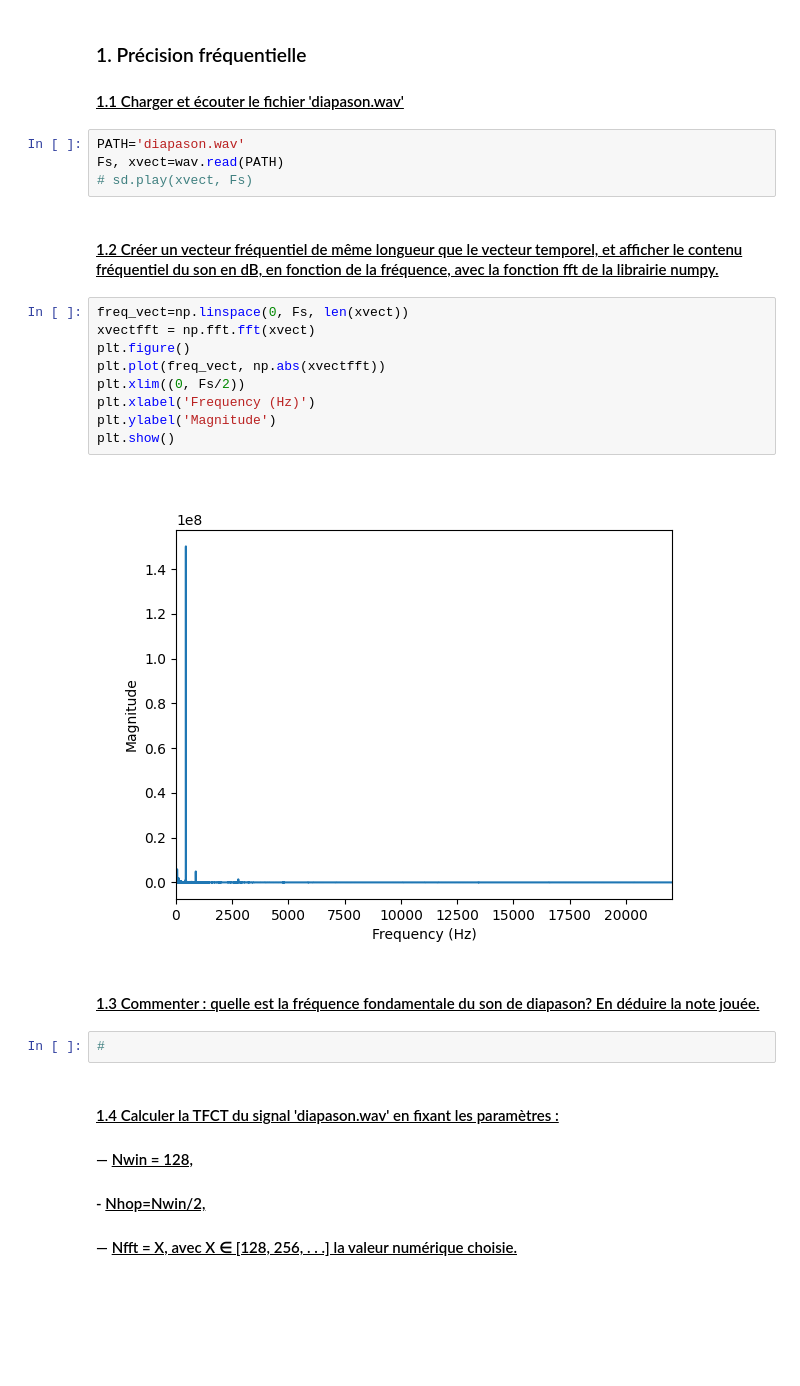
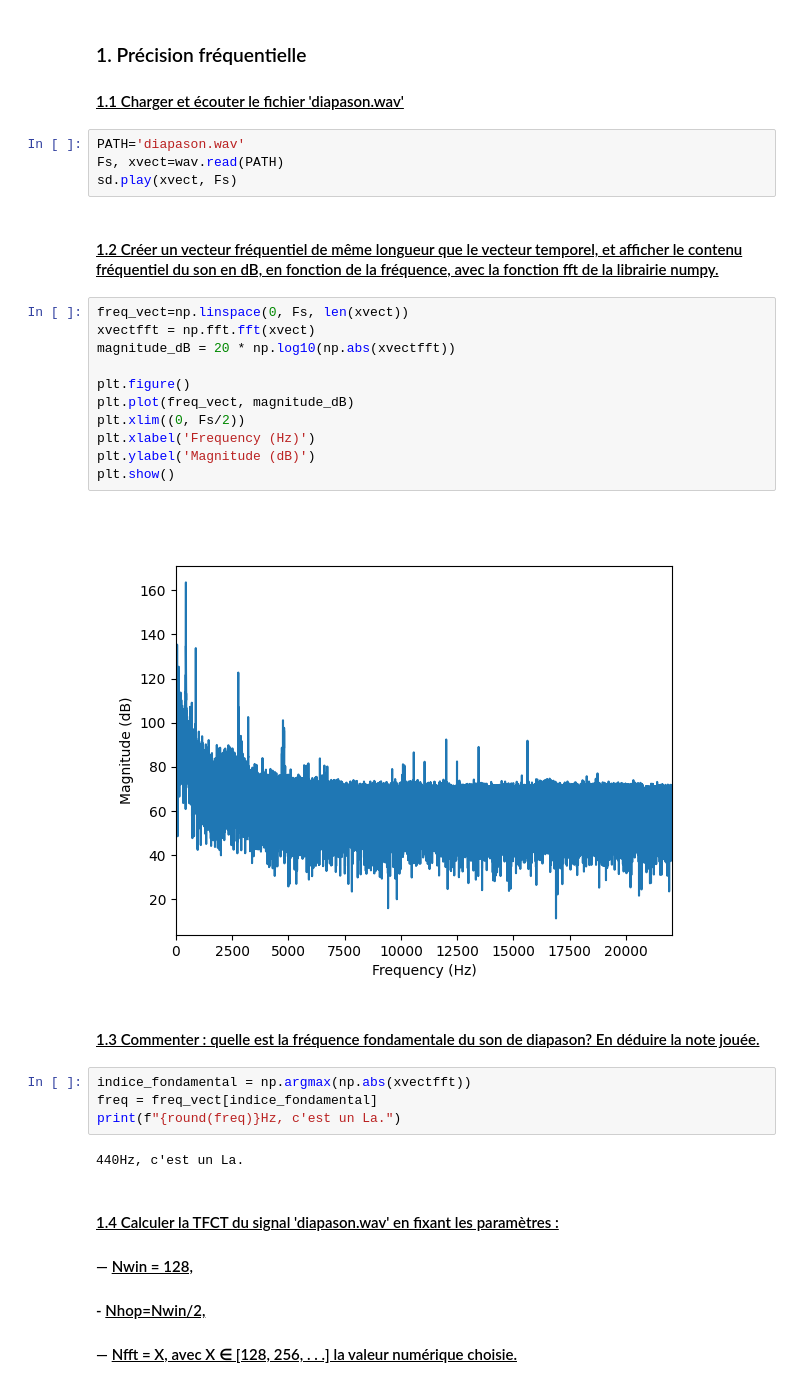
Before and after one commit to SharaineMALARVIJY/S1_Traitement_du_son, a Jupyter notebook: TP2/TP2_Son1.ipynb, the cells around one changed output. Cells and saved outputs as stored; diff of their text form; blank space fills up the shorter version.

```diff
--- a/TP2/TP2_Son1.ipynb
+++ b/TP2/TP2_Son1.ipynb
@@ -206,24 +210,30 @@ plt.show()
 # %%
 PATH='diapason.wav'
 Fs, xvect=wav.read(PATH)
-# sd.play(xvect, Fs)
+sd.play(xvect, Fs)
 # %% [markdown]
 #### <u>1.2 Créer un vecteur fréquentiel de même longueur que le vecteur temporel, et afficher le contenu fréquentiel du son en dB, en fonction de la fréquence, avec la fonction fft de la librairie numpy.
 # %%
 freq_vect=np.linspace(0, Fs, len(xvect))
 xvectfft = np.fft.fft(xvect)
+magnitude_dB = 20 * np.log10(np.abs(xvectfft))
+
 plt.figure()
-plt.plot(freq_vect, np.abs(xvectfft))
+plt.plot(freq_vect, magnitude_dB)
 plt.xlim((0, Fs/2))
 plt.xlabel('Frequency (Hz)')
-plt.ylabel('Magnitude')
+plt.ylabel('Magnitude (dB)')
 plt.show()
 # %% [output]
-[figure, old version]
+[figure, new version]
 # %% [markdown]
 #### <u>1.3 Commenter : quelle est la fréquence fondamentale du son de diapason? En déduire la note jouée.
 # %%
-#
+indice_fondamental = np.argmax(np.abs(xvectfft))
+freq = freq_vect[indice_fondamental]
+print(f"{round(freq)}Hz, c'est un La.")
+# %% [output]
+440Hz, c'est un La.
 # %% [markdown]
 #### <u>1.4 Calculer la TFCT du signal 'diapason.wav' en fixant les paramètres :</u>
 #### — <u>Nwin = 128,</u>
```
Also changed, not shown: parts of 27 cells of this notebook.
